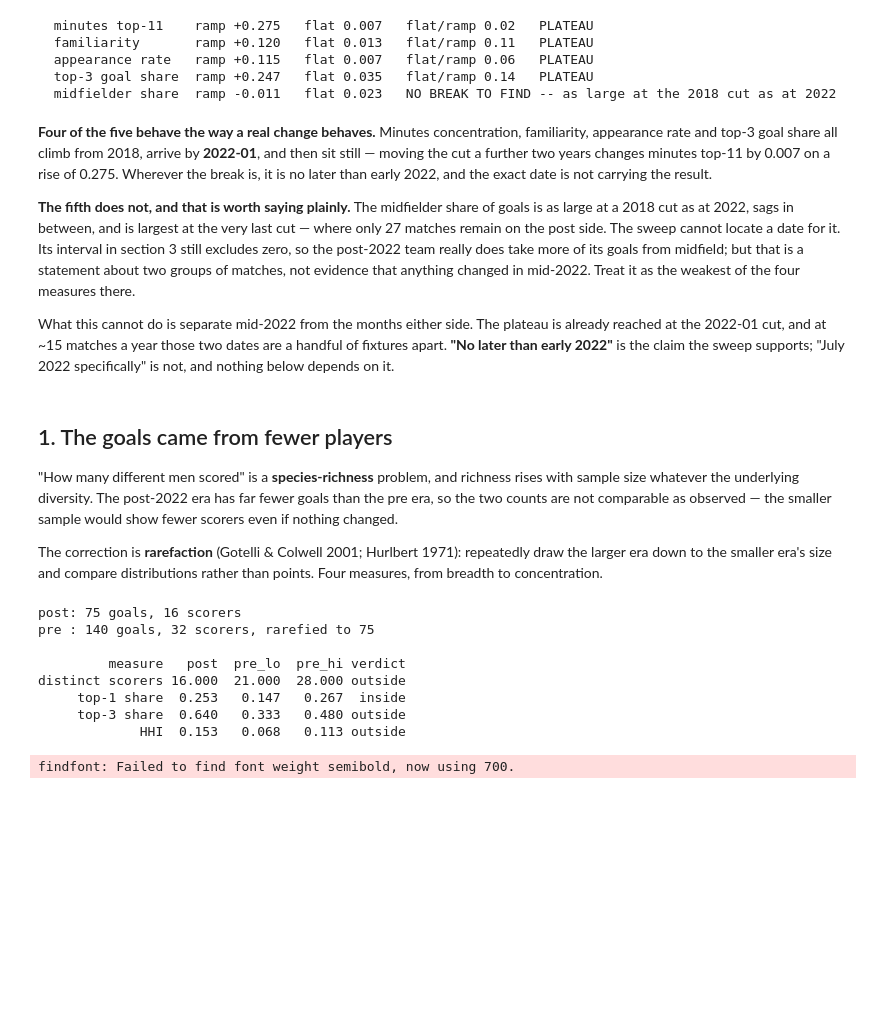
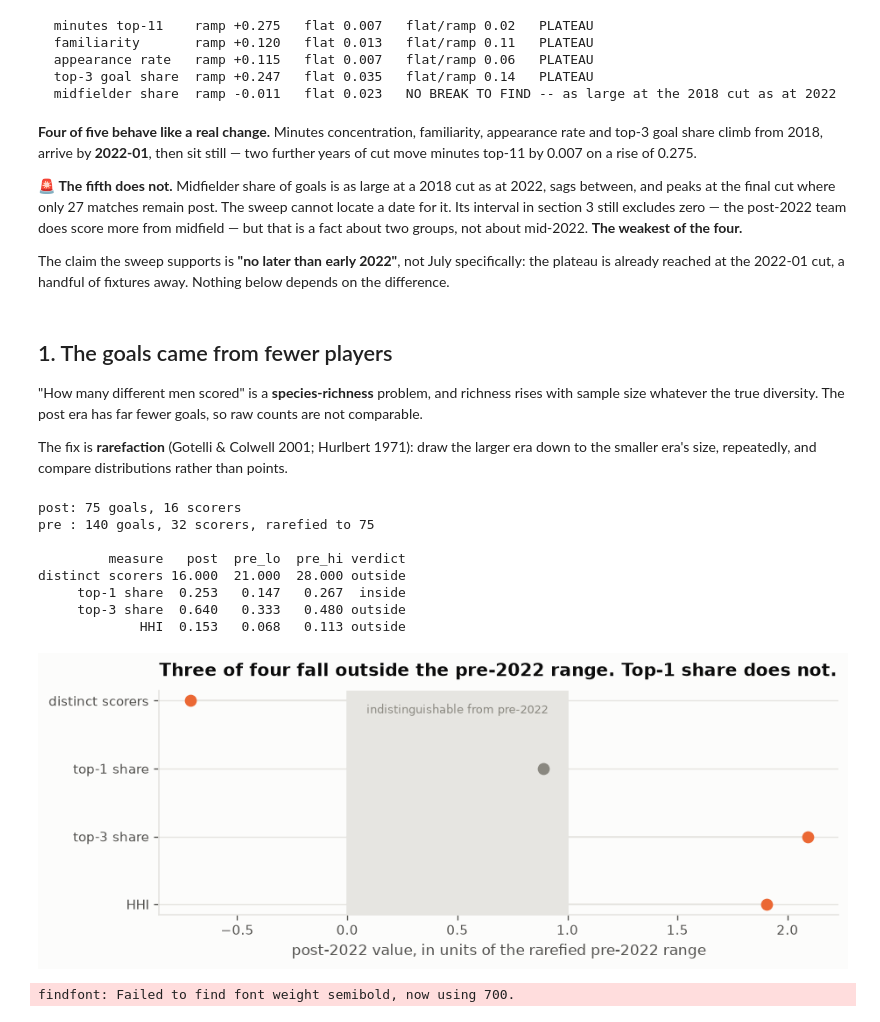
Before and after one commit to mqedan217/jordan-football-strength, a Jupyter notebook: notebooks/03_where_the_goals_came_from.ipynb, the cells around one changed output. Cells and saved outputs as stored; diff of their text form; code cells hidden in the pictures; blank space fills up the shorter version.

```diff
--- a/notebooks/03_where_the_goals_came_from.ipynb
+++ b/notebooks/03_where_the_goals_came_from.ipynb
@@ -239,36 +225,30 @@ for lab, _ in SWEEP:
   top-3 goal share  ramp +0.247   flat 0.035   flat/ramp 0.14   PLATEAU
   midfielder share  ramp -0.011   flat 0.023   NO BREAK TO FIND -- as large at the 2018 cut as at 2022
 # %% [markdown]
-**Four of the five behave the way a real change behaves.** Minutes
-concentration, familiarity, appearance rate and top-3 goal share all climb from
-2018, arrive by **2022-01**, and then sit still — moving the cut a further two
-years changes minutes top-11 by 0.007 on a rise of 0.275. Wherever the break is,
-it is no later than early 2022, and the exact date is not carrying the result.
+**Four of five behave like a real change.** Minutes concentration, familiarity,
+appearance rate and top-3 goal share climb from 2018, arrive by **2022-01**, then
+sit still — two further years of cut move minutes top-11 by 0.007 on a rise of
+0.275.
 
-**The fifth does not, and that is worth saying plainly.** The midfielder share of
-goals is as large at a 2018 cut as at 2022, sags in between, and is largest at
-the very last cut — where only 27 matches remain on the post side. The sweep
-cannot locate a date for it. Its interval in section 3 still excludes zero, so
-the post-2022 team really does take more of its goals from midfield; but that is
-a statement about two groups of matches, not evidence that anything changed in
-mid-2022. Treat it as the weakest of the four measures there.
+🚨 **The fifth does not.** Midfielder share of goals is as large at a 2018 cut as
+at 2022, sags between, and peaks at the final cut where only 27 matches remain
+post. The sweep cannot locate a date for it. Its interval in section 3 still
+excludes zero — the post-2022 team does score more from midfield — but that is a
+fact about two groups, not about mid-2022. **The weakest of the four.**
 
-What this cannot do is separate mid-2022 from the months either side. The
-plateau is already reached at the 2022-01 cut, and at ~15 matches a year those
-two dates are a handful of fixtures apart. **"No later than early 2022"** is the
-claim the sweep supports; "July 2022 specifically" is not, and nothing below
-depends on it.
+The claim the sweep supports is **"no later than early 2022"**, not July
+specifically: the plateau is already reached at the 2022-01 cut, a handful of
+fixtures away. Nothing below depends on the difference.
 # %% [markdown]
 ## 1. The goals came from fewer players
 
 "How many different men scored" is a **species-richness** problem, and richness
-rises with sample size whatever the underlying diversity. The post-2022 era has
-far fewer goals than the pre era, so the two counts are not comparable as
-observed — the smaller sample would show fewer scorers even if nothing changed.
+rises with sample size whatever the true diversity. The post era has far fewer
+goals, so raw counts are not comparable.
 
-The correction is **rarefaction** (Gotelli & Colwell 2001; Hurlbert 1971):
-repeatedly draw the larger era down to the smaller era's size and compare
-distributions rather than points. Four measures, from breadth to concentration.
+The fix is **rarefaction** (Gotelli & Colwell 2001; Hurlbert 1971): draw the
+larger era down to the smaller era's size, repeatedly, and compare distributions
+rather than points.
 # %%
 pre_s = gj[gj.era == "pre"].scorer_player_id
 post_s = gj[gj.era == "post"].scorer_player_id
@@ -302,6 +282,31 @@ distinct scorers 16.000  21.000  28.000 outside
      top-1 share  0.253   0.147   0.267  inside
      top-3 share  0.640   0.333   0.480 outside
              HHI  0.153   0.068   0.113 outside
+# %%
+# Four measures, four different units. Put them on one axis by expressing the
+# post-2022 value in units of its OWN rarefied pre-2022 range: 0 is that range's
+# floor, 1 its ceiling. Inside the band means indistinguishable from a pre-2022
+# sample of the same size.
+fig, ax = plt.subplots(figsize=(7.6, 2.9))
+d = rar.iloc[::-1].reset_index(drop=True)
+z = (d.post - d.pre_lo) / (d.pre_hi - d.pre_lo)
+ax.axvspan(0, 1, color=viz.GRID, zorder=0)
+ax.annotate("indistinguishable from pre-2022", xy=(0.5, 1.0),
+            xycoords=("data", "axes fraction"), xytext=(0, -9),
+            textcoords="offset points", ha="center", va="top", fontsize=8,
+            color=viz.INK_MUTED)
+for i, (v, verdict) in enumerate(zip(z, d.verdict)):
+    col = viz.ORANGE if verdict == "outside" else viz.INK_MUTED
+    ax.plot([min(v, 0), max(v, 1)], [i, i], color=viz.GRID, lw=1.0, zorder=1)
+    ax.scatter([v], [i], color=col, s=52, zorder=3)
+ax.set_yticks(range(len(d)))
+ax.set_yticklabels(d.measure)
+ax.set_xlabel("post-2022 value, in units of the rarefied pre-2022 range")
+ax.set_title("Three of four fall outside the pre-2022 range. Top-1 share does not.")
+viz.despine(ax)
+plt.show()
+# %% [output]
+[figure, added]
 # %%
 # Rarefaction curve: how many scorers a sample of k goals yields, pre vs post.
 def curve(s, ks, reps=400):
```
Also changed, not shown: parts of 26 cells of this notebook, 1 other file.
